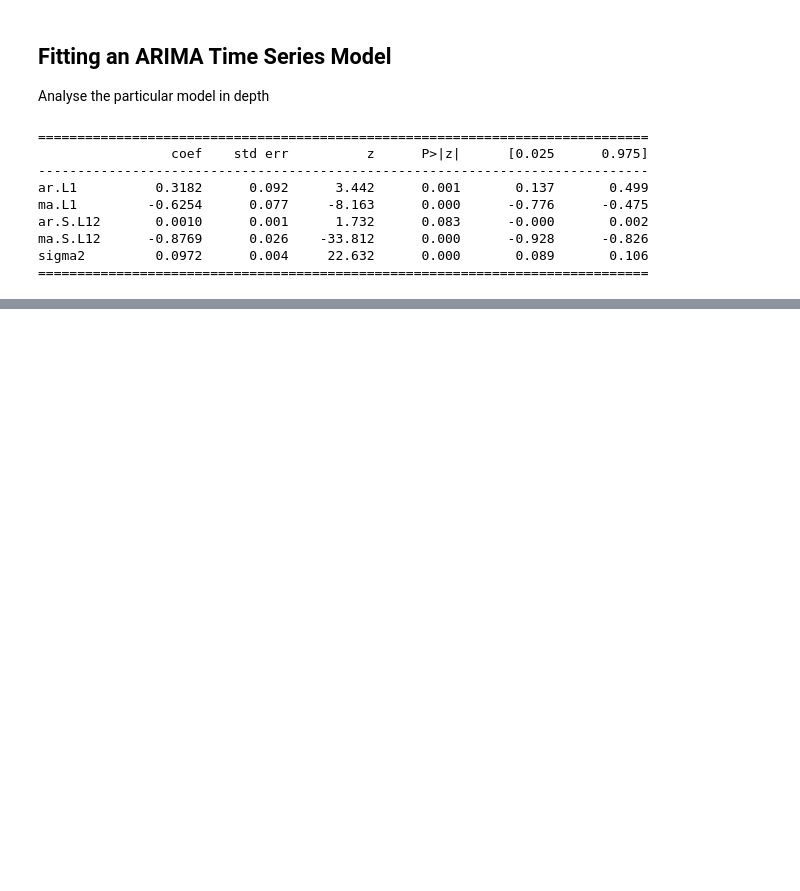
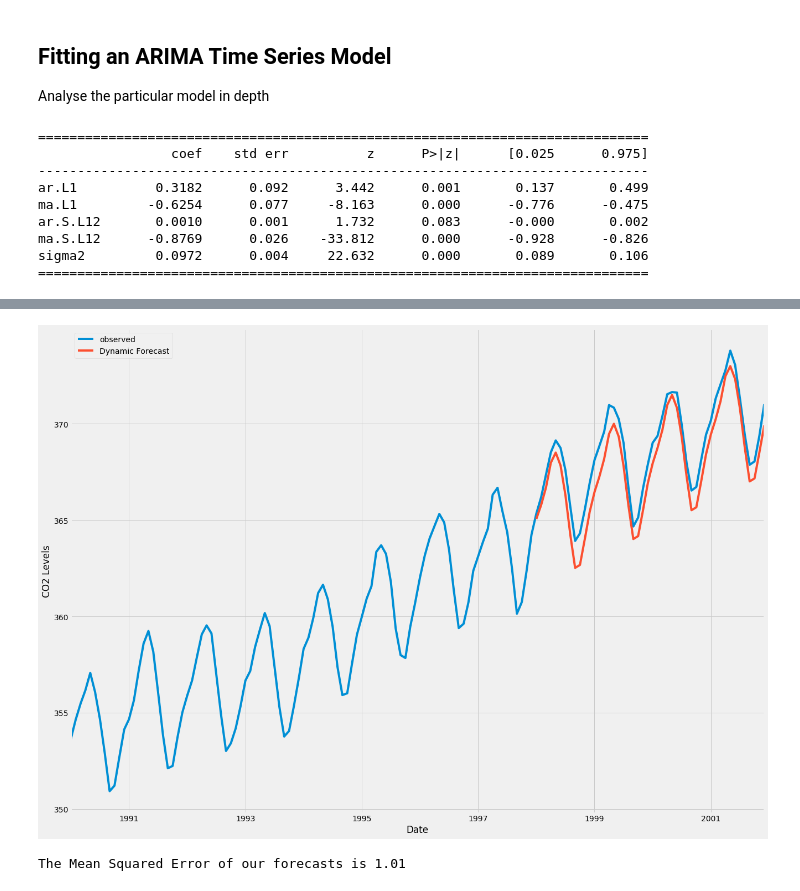
Before and after one commit to dipalira/DS-Challenges, a Jupyter notebook: Time Series/ARIMA & SARIMA Time Series.ipynb, the cells around one changed output, grey strips where cells are left out. Cells and saved outputs as stored; diff of their text form; code cells hidden in the pictures; blank space fills up the shorter version.

```diff
--- a/Time Series/ARIMA & SARIMA Time Series.ipynb
+++ b/Time Series/ARIMA & SARIMA Time Series.ipynb
@@ -130,0 +176,24 @@ The coef column shows the weight (i.e. importance) of each feature and how each
+# %%
+pred_dynamic = results.get_prediction(start=pd.to_datetime('1998-01-01'), dynamic=True, full_results=True)
+pred_dynamic_ci = pred_dynamic.conf_int()
+# %%
+ax = y['1990':].plot(label='observed', figsize=(20, 15))
+pred_dynamic.predicted_mean.plot(label='Dynamic Forecast', ax=ax)
+
+ax.set_xlabel('Date')
+ax.set_ylabel('CO2 Levels')
+
+plt.legend()
+plt.show()
+# %% [output]
+[figure, added]
+# %%
+# Extract the predicted and true values of our time series
+y_forecasted = pred_dynamic.predicted_mean
+y_truth = y['1998-01-01':]
+
+# Compute the mean square error
+mse = ((y_forecasted - y_truth) ** 2).mean()
+print('The Mean Squared Error of our forecasts is {}'.format(round(mse, 2)))
+# %% [output]
+The Mean Squared Error of our forecasts is 1.01
```
Also changed, not shown: parts of 10 cells of this notebook.
